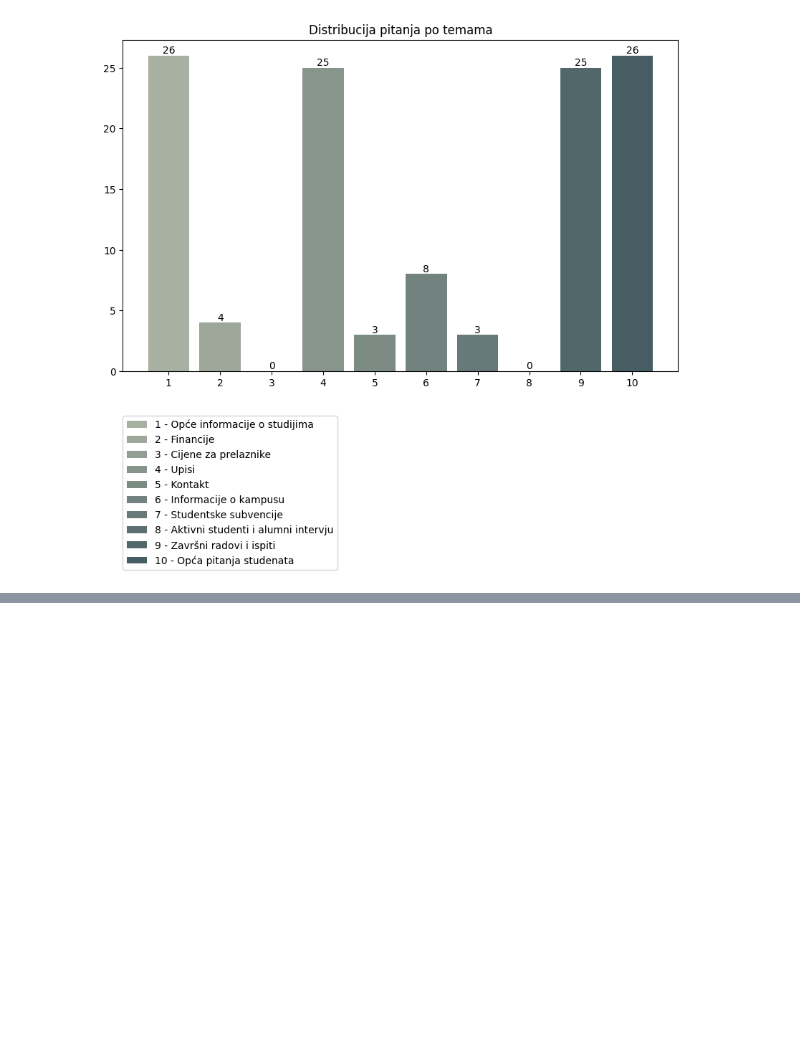
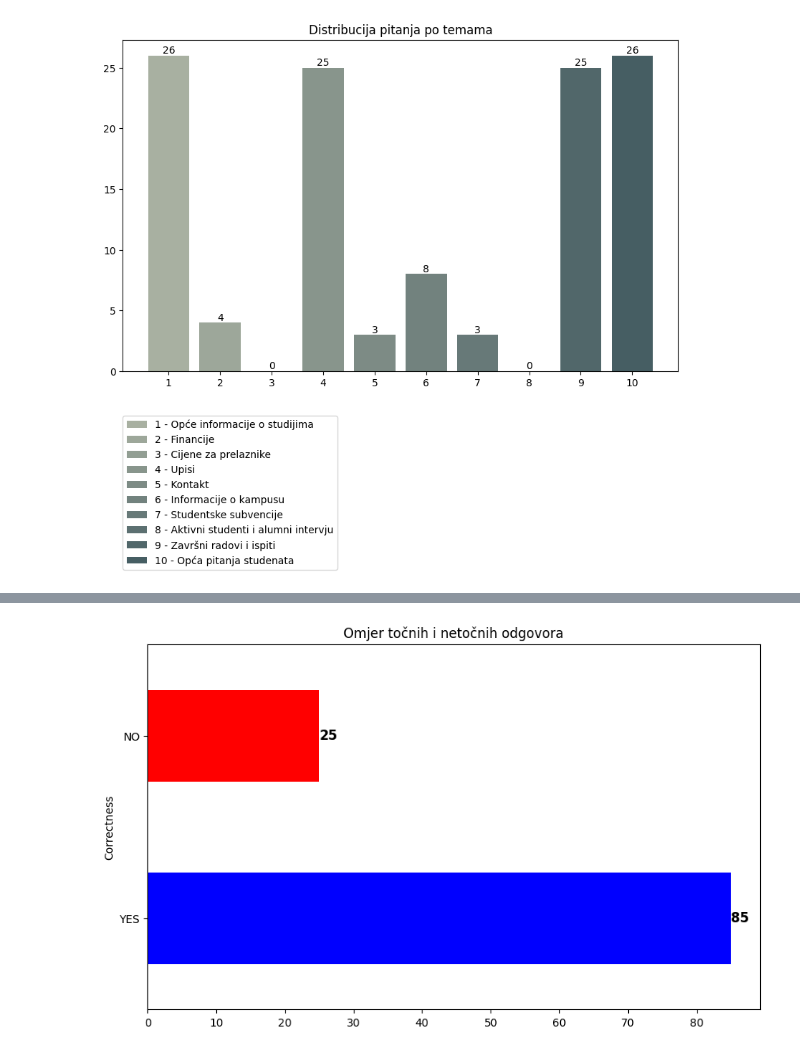
Before and after one commit to CZmafi00/subject-matter-assistant-algebra-prep, a Jupyter notebook: 5.2.data-visualization.ipynb, the cells around one changed output, grey strips where cells are left out. Saved outputs shown, nothing was run; the diff lists cells and outputs as text; code cells hidden in the pictures; blank space fills up the shorter version.

```diff
--- a/5.2.data-visualization.ipynb
+++ b/5.2.data-visualization.ipynb
@@ -116,0 +137,5 @@ df_incorrect = df_all[df_all['Correctness']=='NO'][df_all['Question relevant']==
+# %%
+data_input = df_all[df_all['Question relevant']=='YES']
+plot_yes_no_chart_all(data_input, 'Correctness', 'Omjer točnih i netočnih odgovora')
+# %% [output]
+[figure, added]
```
Also changed, not shown: parts of 7 cells of this notebook, 1 other file.
